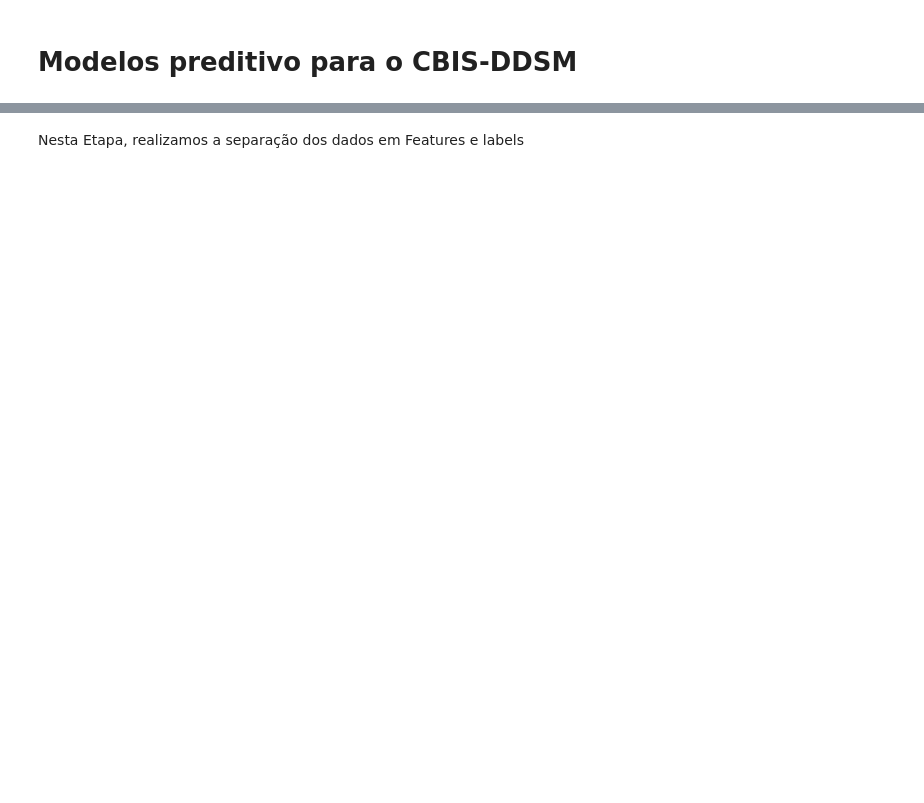
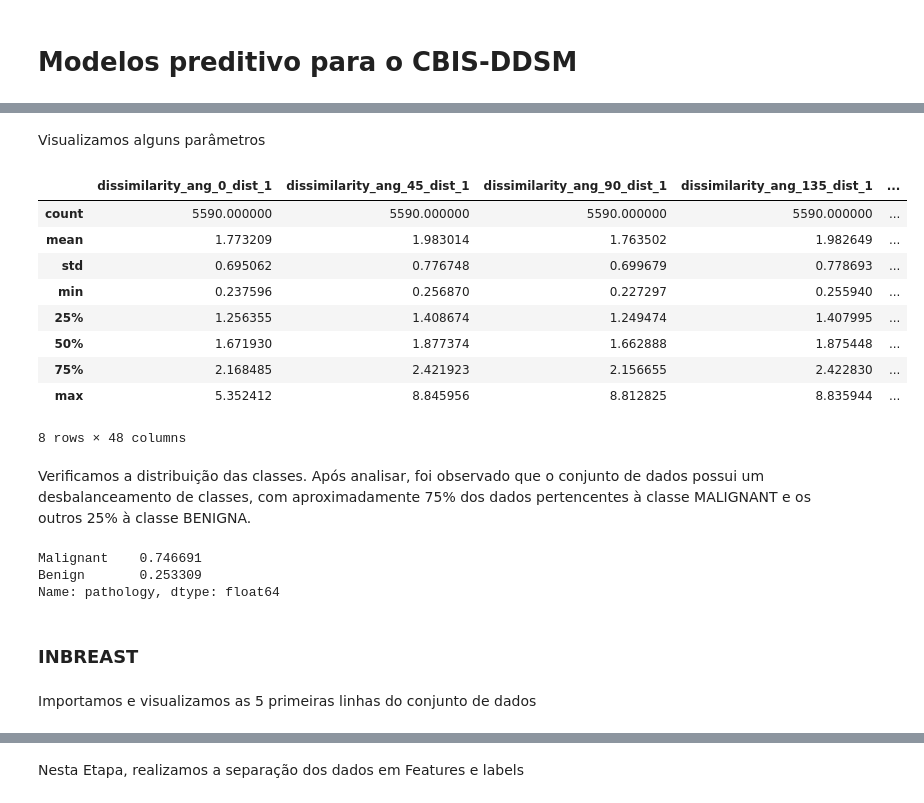
Before and after one commit to matheusssilva991/Radiomica, a Jupyter notebook: src/mamografia/model.ipynb, the cells around one changed output, grey strips where cells are left out. Saved outputs shown, nothing was run; the diff lists cells and outputs as text; code cells hidden in the pictures; blank space fills up the shorter version.

```diff
--- a/src/mamografia/model.ipynb
+++ b/src/mamografia/model.ipynb
@@ -28 +75,28 @@ breast_cancer.head()
 5 rows × 49 columns
+# %% [markdown]
+Visualizamos alguns parâmetros
+# %%
+breast_cancer_CMMD.describe()
+# %% [output]
+|  | dissimilarity_ang_0_dist_1 | dissimilarity_ang_45_dist_1 | dissimilarity_ang_90_dist_1 | dissimilarity_ang_135_dist_1 | ... |
+| count | 5590.000000 | 5590.000000 | 5590.000000 | 5590.000000 | ... |
+| mean | 1.773209 | 1.983014 | 1.763502 | 1.982649 | ... |
+| std | 0.695062 | 0.776748 | 0.699679 | 0.778693 | ... |
+| min | 0.237596 | 0.256870 | 0.227297 | 0.255940 | ... |
+| 25% | 1.256355 | 1.408674 | 1.249474 | 1.407995 | ... |
+| 50% | 1.671930 | 1.877374 | 1.662888 | 1.875448 | ... |
+| 75% | 2.168485 | 2.421923 | 2.156655 | 2.422830 | ... |
+| max | 5.352412 | 8.845956 | 8.812825 | 8.835944 | ... |
+8 rows × 48 columns
+# %% [markdown]
+Verificamos a distribuição das classes. Após analisar, foi observado que o conjunto de dados possui um desbalanceamento de classes, com aproximadamente 75% dos dados pertencentes à classe MALIGNANT e os outros 25% à classe BENIGNA.
+# %%
+breast_cancer_CMMD['pathology'].value_counts(normalize=True)
+# %% [output]
+Malignant    0.746691
+Benign       0.253309
+Name: pathology, dtype: float64
+# %% [markdown]
+### INBREAST
+# %% [markdown]
+Importamos e visualizamos as 5 primeiras linhas do conjunto de dados
```
Also changed, not shown: parts of 88 cells of this notebook, 6 other files.
